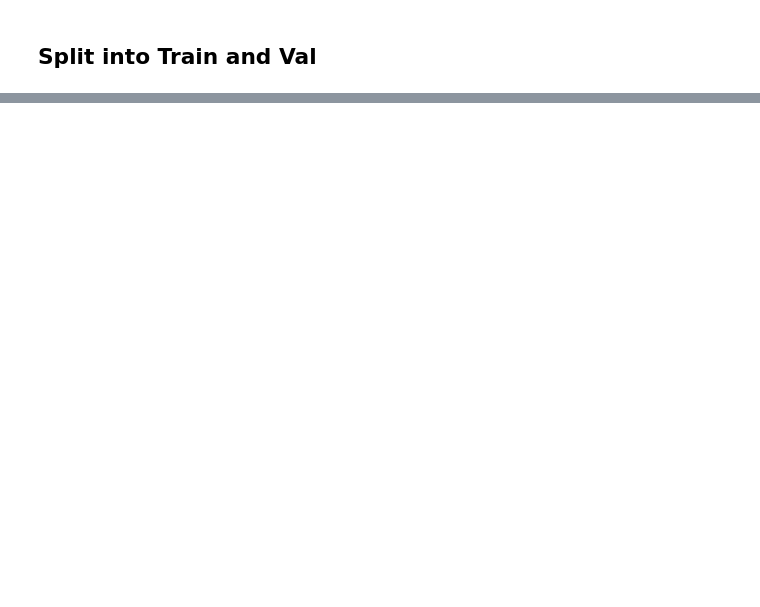
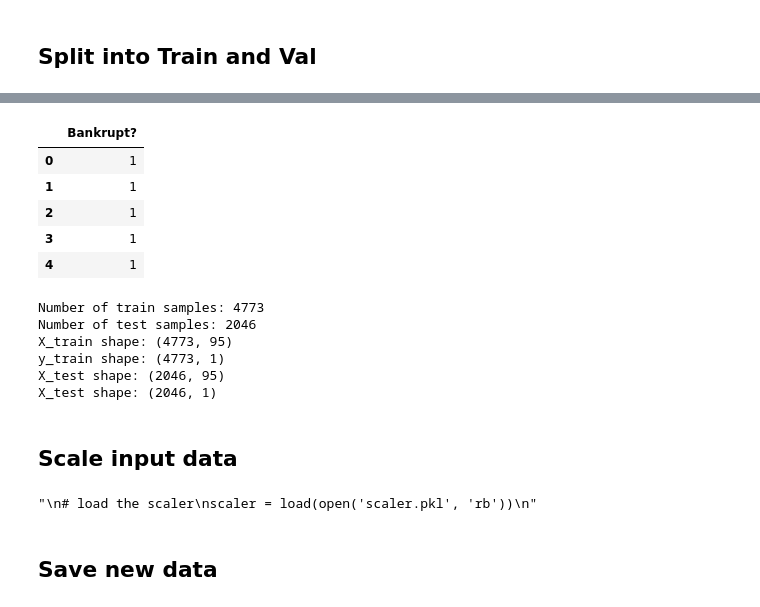
Before and after one commit to EnriqueNueve/CUB-Data-Science-Team-2022, a Jupyter notebook: ml_dev_tutorial/Data/dataPrep.ipynb, the cells around one changed output, grey strips where cells are left out. Drawn from its saved outputs; the diff is of its cells as text; code cells hidden in the pictures; blank space fills up the shorter version.

```diff
--- a/ml_dev_tutorial/Data/dataPrep.ipynb
+++ b/ml_dev_tutorial/Data/dataPrep.ipynb
@@ -27,5 +132,50 @@ print(raw_data.describe())
+# %%
+y.head()
+# %% [output]
+|  | Bankrupt? |
+| 0 | 1 |
+| 1 | 1 |
+| 2 | 1 |
+| 3 | 1 |
+| 4 | 1 |
 # %%
-dummy_y = [0]*len(img_paths)
-X_train, X_val, _, _ = train_test_split(img_paths, dummy_y, test_size=0.30, random_state=2)
-print("Number of train images: {}".format(len(X_train)))
-print("Number of val images: {}".format(len(X_val)))
+X_train, X_test, y_train, y_test = train_test_split(X, y, test_size=0.30, random_state=2)
+print("Number of train samples: {}".format(len(y_train)))
+print("Number of test samples: {}".format(len(y_test)))
+print("X_train shape: {}".format(X_train.shape))
+print("y_train shape: {}".format(y_train.shape))
+print("X_test shape: {}".format(X_test.shape))
+print("X_test shape: {}".format(y_test.shape))
+# %% [output]
+Number of train samples: 4773
+Number of test samples: 2046
+X_train shape: (4773, 95)
+y_train shape: (4773, 1)
+X_test shape: (2046, 95)
+X_test shape: (2046, 1)
+# %% [markdown]
+## Scale input data
+# %%
+# Declare scaler object
+scaler = MinMaxScaler()
+
+# Scale w.r.t train data
+scaler.fit(X_train)
+
+# Scale train
+X_train = scaler.transform(X_train)
+
+# Scale test
+X_test = scaler.transform(X_test)
+
+# save the scaler
+dump(scaler, open('scaler.pkl', 'wb'))
+
+"""
+# load the scaler
+scaler = load(open('scaler.pkl', 'rb'))
+"""
+# %% [output]
+"\n# load the scaler\nscaler = load(open('scaler.pkl', 'rb'))\n"
+# %% [markdown]
+## Save new data
```
Also changed, not shown: parts of 15 cells of this notebook.
